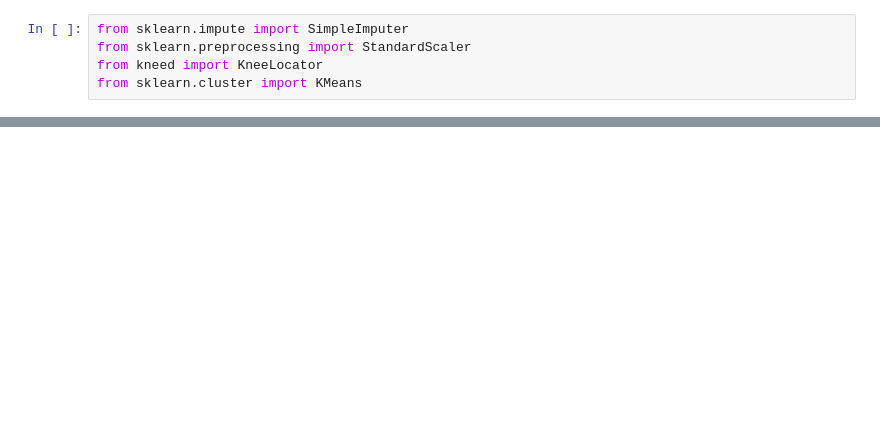
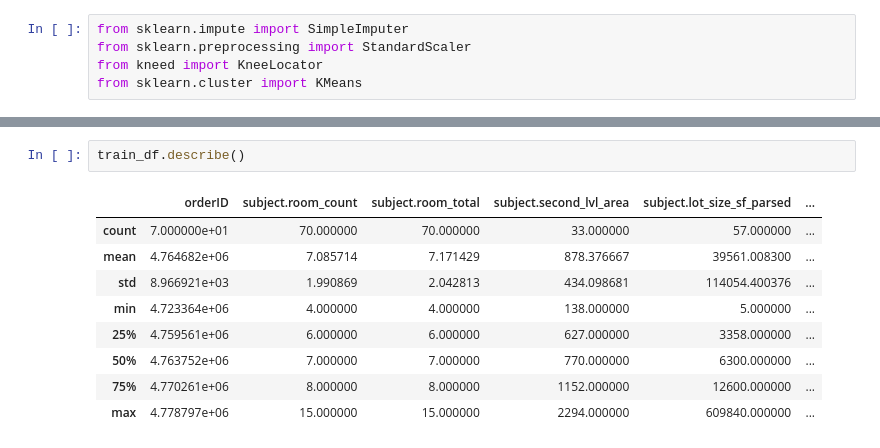
Before and after one commit to pranjali-22/Property-Recommendation-System, a Jupyter notebook: pipeline.ipynb, the cells around one changed output, grey strips where cells are left out. Cells and saved outputs as stored; diff of their text form; blank space fills up the shorter version.

```diff
--- a/pipeline.ipynb
+++ b/pipeline.ipynb
@@ -1552,0 +1672,12 @@ Name: count, dtype: int64
+# %%
+train_df.describe()
+# %% [output]
+|  | orderID | subject.room_count | subject.room_total | subject.second_lvl_area | subject.lot_size_sf_parsed | ... |
+| count | 7.000000e+01 | 70.000000 | 70.000000 | 33.000000 | 57.000000 | ... |
+| mean | 4.764682e+06 | 7.085714 | 7.171429 | 878.376667 | 39561.008300 | ... |
+| std | 8.966921e+03 | 1.990869 | 2.042813 | 434.098681 | 114054.400376 | ... |
+| min | 4.723364e+06 | 4.000000 | 4.000000 | 138.000000 | 5.000000 | ... |
+| 25% | 4.759561e+06 | 6.000000 | 6.000000 | 627.000000 | 3358.000000 | ... |
+| 50% | 4.763752e+06 | 7.000000 | 7.000000 | 770.000000 | 6300.000000 | ... |
+| 75% | 4.770261e+06 | 8.000000 | 8.000000 | 1152.000000 | 12600.000000 | ... |
+| max | 4.778797e+06 | 15.000000 | 15.000000 | 2294.000000 | 609840.000000 | ... |
```
Also changed, not shown: parts of 18 cells of this notebook, 2 other files.
